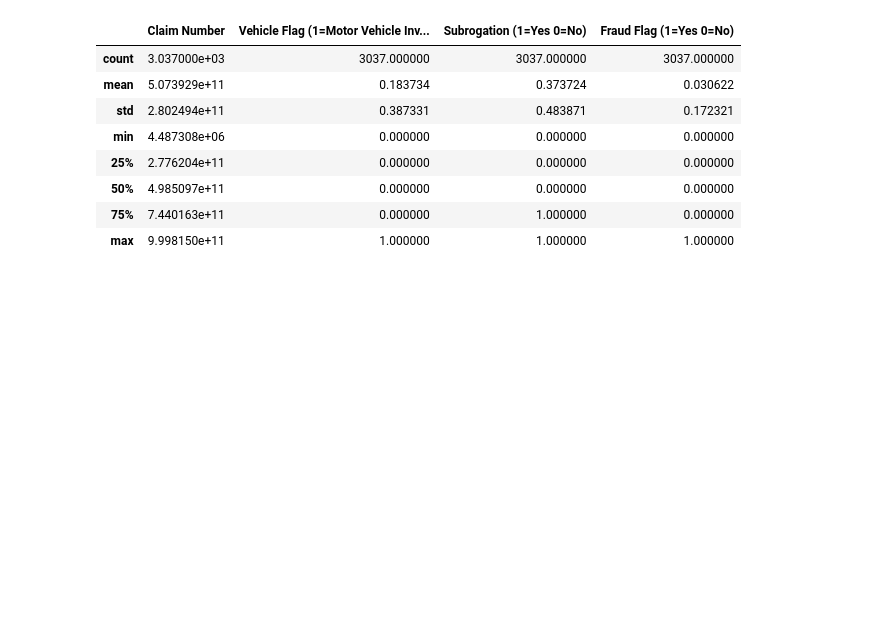
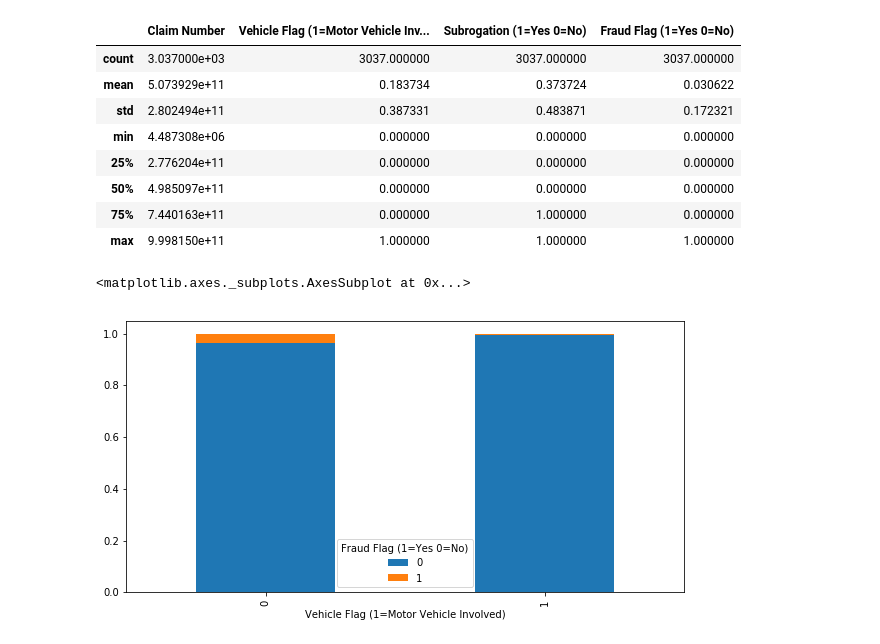
Before and after one commit to Nnamdichukwu/fraud-analysis, a Jupyter notebook: Fraud Analysis.ipynb, the cells around one changed output. Drawn from its saved outputs; the diff is of its cells as text; code cells hidden in the pictures; blank space fills up the shorter version.

Commit message:
visualization

```diff
--- a/Fraud Analysis.ipynb
+++ b/Fraud Analysis.ipynb
@@ -52,4 +52,4 @@ df.describe()
 | 75% | 7.440163e+11 | 0.000000 | 1.000000 | 0.000000 |
 | max | 9.998150e+11 | 1.000000 | 1.000000 | 1.000000 |
 # %%
-body_count= pd.crosstab(df["Body Part"], df["Fraud Flag (1=Yes 0=No)"])
+Vehicle= pd.crosstab(df["Vehicle Flag (1=Motor Vehicle Involved)"], df["Fraud Flag (1=Yes 0=No)"])
@@ -57,0 +56,5 @@ body_count
+# %%
+Vehicle.div(Vehicle.sum(1).astype(int) , axis=0).plot.bar(figsize=(10,5), stacked=True)
+# %% [output]
+<matplotlib.axes._subplots.AxesSubplot at 0x...>
+[figure, added]
```
Also changed, not shown: parts of 3 cells of this notebook.
